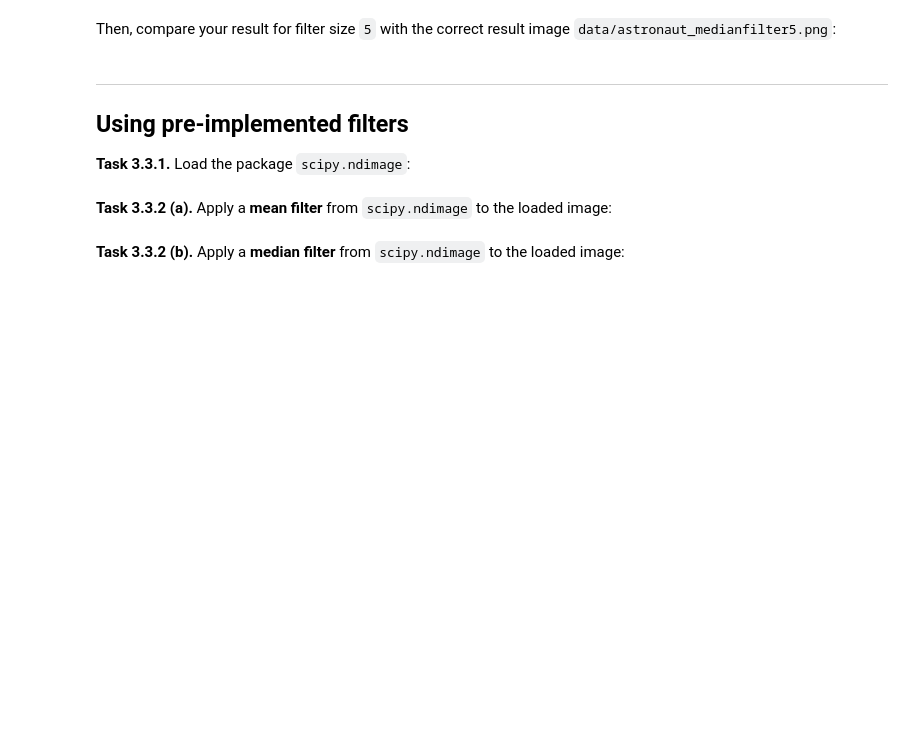
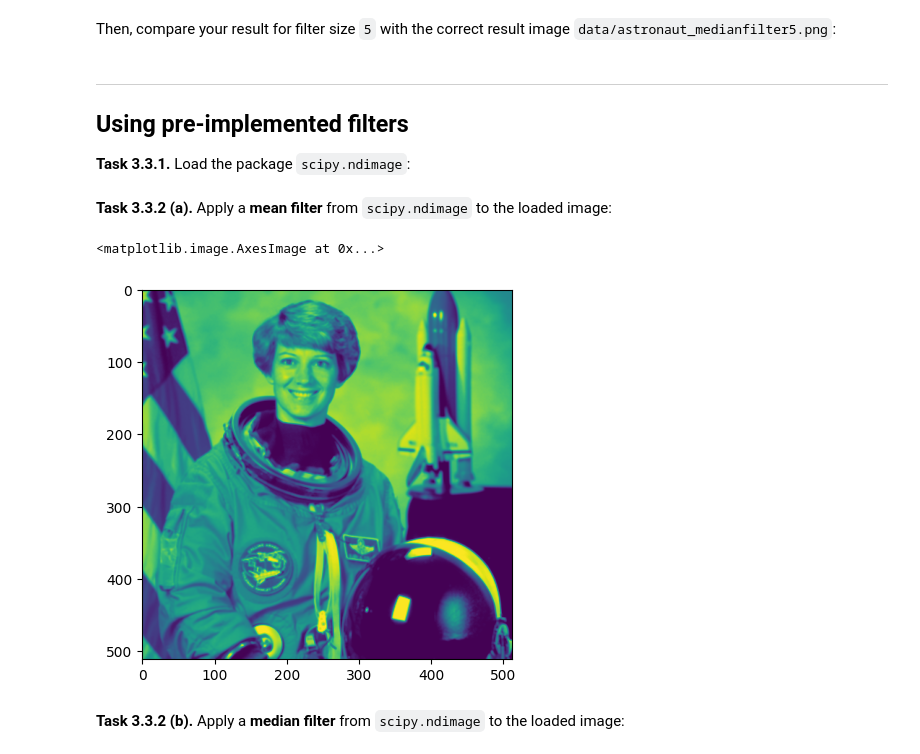
Before and after one commit to Hallo-ollaH/mobi-fs3-python, a Jupyter notebook: task3.ipynb, the cells around one changed output. Cells and saved outputs as stored; diff of their text form; code cells hidden in the pictures; blank space fills up the shorter version.

```diff
--- a/task3.ipynb
+++ b/task3.ipynb
@@ -111,7 +111,15 @@ assert numpy.allclose(img3, img4, atol=1/255)
 ## Using pre-implemented filters
 
 **<a id="#">Task 3.3.1.</a>** Load the package `scipy.ndimage`:
+# %%
+import scipy.ndimage
+ast = astr
 # %% [markdown]
 **<a id="#">Task 3.3.2 (a).</a>** Apply a **mean filter** from `scipy.ndimage` to the loaded image:
+# %%
+plt.imshow(scipy.ndimage.uniform_filter(ast, 3))
+# %% [output]
+<matplotlib.image.AxesImage at 0x...>
+[figure, added]
 # %% [markdown]
 **<a id="#">Task 3.3.2 (b).</a>** Apply a **median filter** from `scipy.ndimage` to the loaded image:
```
Also changed, not shown: parts of 3 cells of this notebook.
